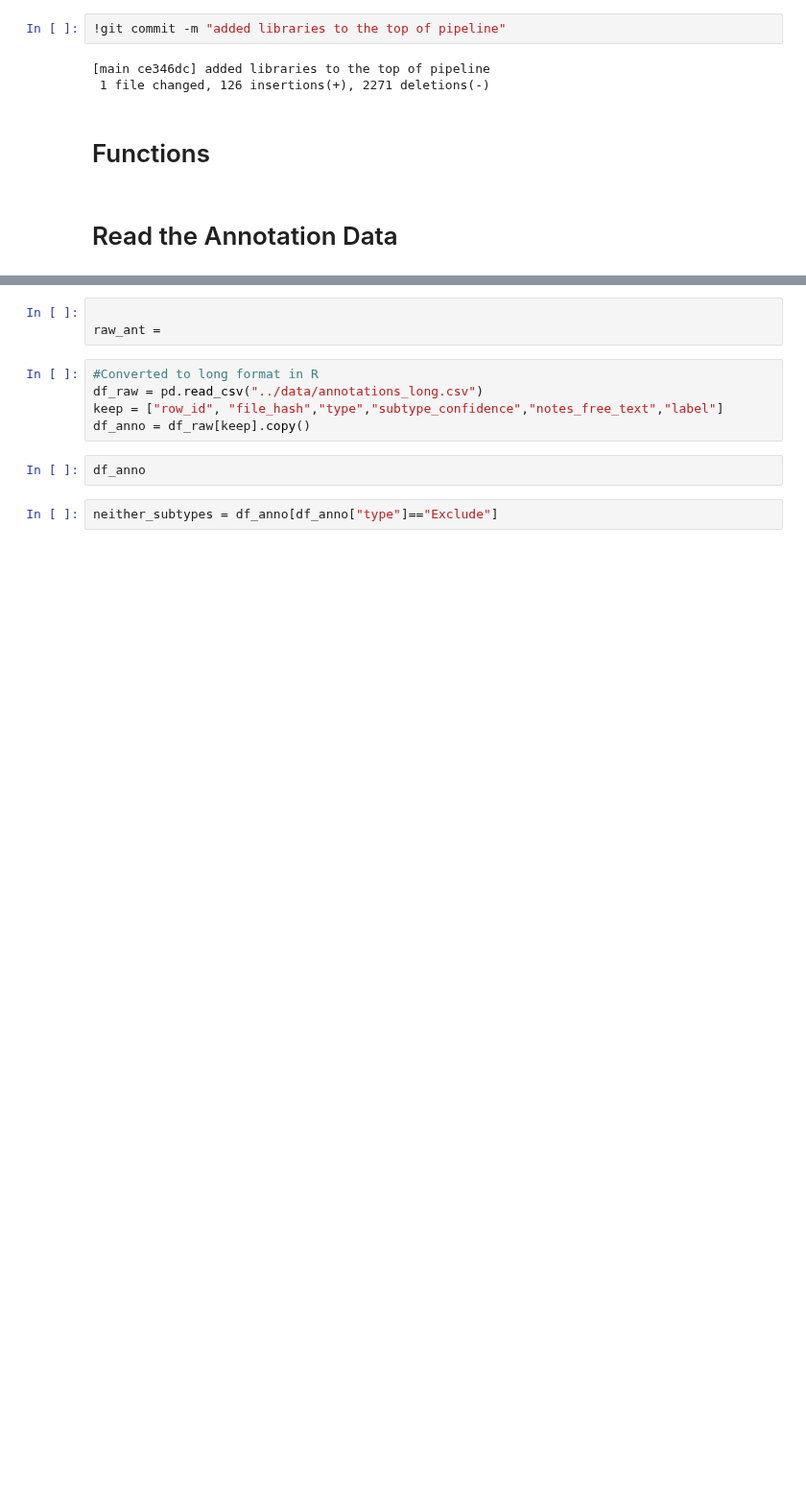
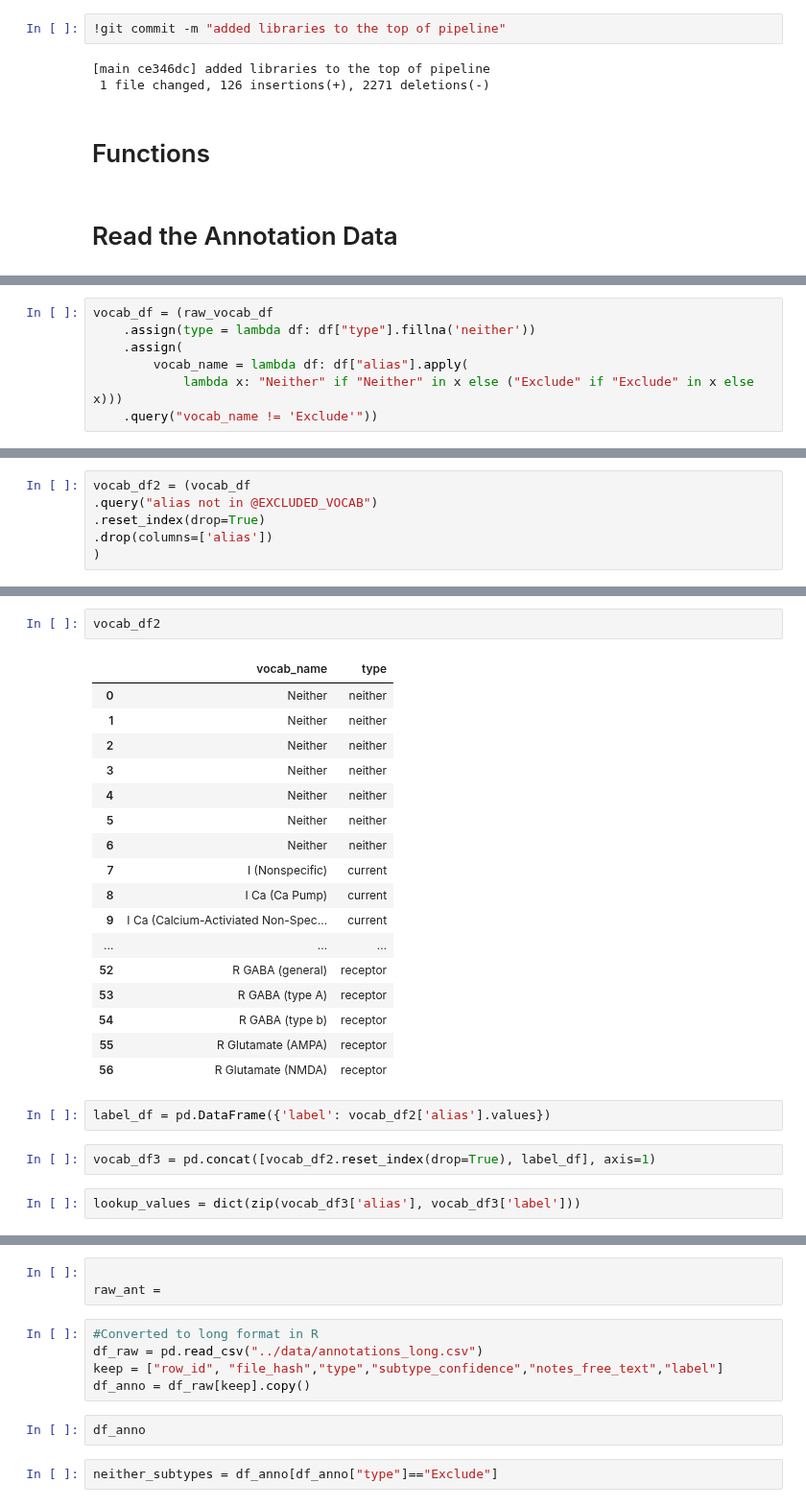
Before and after one commit to innacohen/mod-annotation, a Jupyter notebook: code/pipeline.ipynb, the cells around one changed output, grey strips where cells are left out. Shown at 96% size. Drawn from its saved outputs; the diff is of its cells as text; blank space fills up the shorter version.

```diff
--- a/code/pipeline.ipynb
+++ b/code/pipeline.ipynb
@@ -35,0 +56,7 @@ import ast  # Helps convert string representations of lists
+# %%
+vocab_df = (raw_vocab_df
+    .assign(type = lambda df: df["type"].fillna('neither'))
+    .assign(
+        vocab_name = lambda df: df["alias"].apply(
+            lambda x: "Neither" if "Neither" in x else ("Exclude" if "Exclude" in x else x)))
+    .query("vocab_name != 'Exclude'"))
@@ -35,0 +72,6 @@ import ast  # Helps convert string representations of lists
+# %%
+vocab_df2 = (vocab_df
+.query("alias not in @EXCLUDED_VOCAB")
+.reset_index(drop=True)
+.drop(columns=['alias'])
+)
@@ -35,0 +102,26 @@ import ast  # Helps convert string representations of lists
+# %%
+vocab_df2
+# %% [output]
+|  | vocab_name | type |
+| 0 | Neither | neither |
+| 1 | Neither | neither |
+| 2 | Neither | neither |
+| 3 | Neither | neither |
+| 4 | Neither | neither |
+| 5 | Neither | neither |
+| 6 | Neither | neither |
+| 7 | I (Nonspecific) | current |
+| 8 | I Ca (Ca Pump) | current |
+| 9 | I Ca (Calcium-Activiated Non-Spec... | current |
+| ... | ... | ... |
+| 52 | R GABA (general) | receptor |
+| 53 | R GABA (type A) | receptor |
+| 54 | R GABA (type b) | receptor |
+| 55 | R Glutamate (AMPA) | receptor |
+| 56 | R Glutamate (NMDA) | receptor |
+# %%
+label_df = pd.DataFrame({'label': vocab_df2['alias'].values})
+# %%
+vocab_df3 = pd.concat([vocab_df2.reset_index(drop=True), label_df], axis=1)
+# %%
+lookup_values = dict(zip(vocab_df3['alias'], vocab_df3['label']))
```
Also changed, not shown: parts of 9 cells of this notebook.
